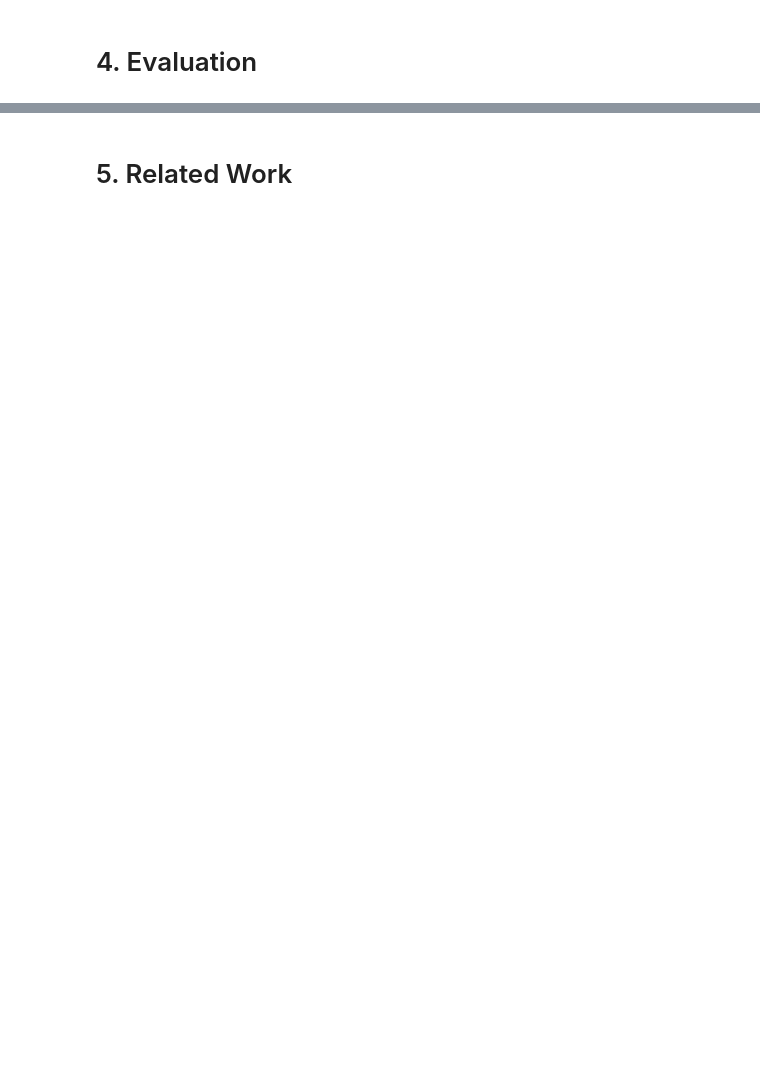
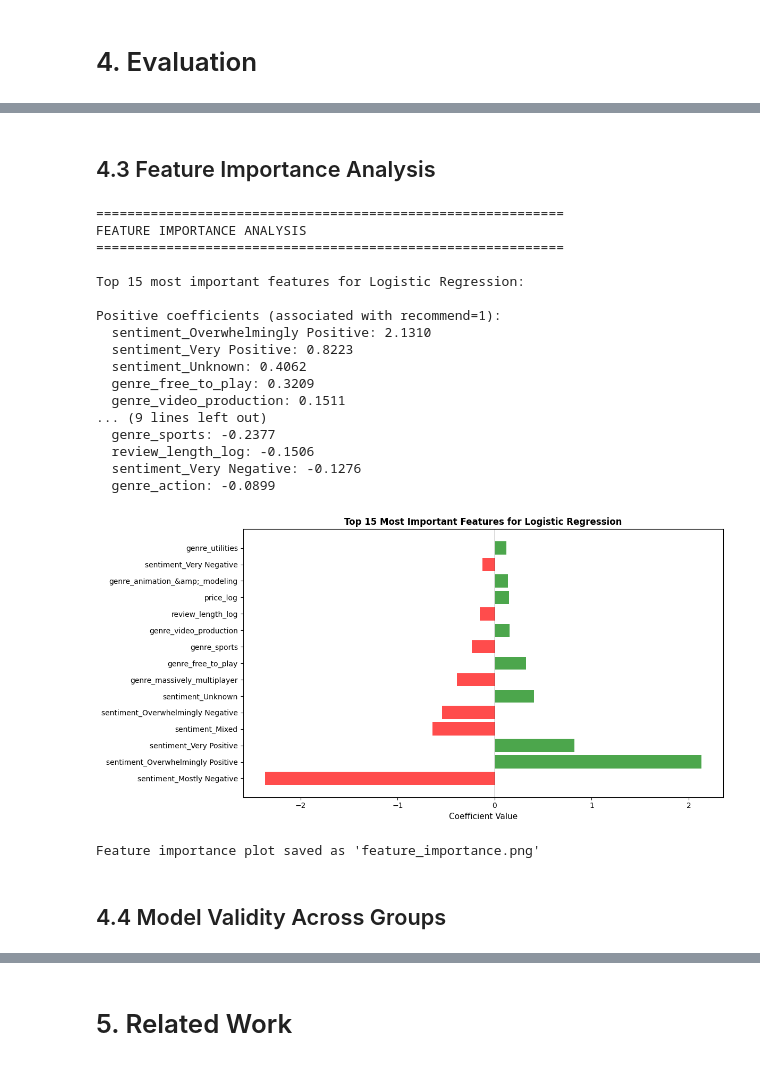
Before and after one commit to ulises0516/CSE158R-Assignment2, a Jupyter notebook: assignment2.ipynb, the cells around one changed output, grey strips where cells are left out. Saved outputs shown, nothing was run; the diff lists cells and outputs as text; code cells hidden in the pictures; blank space fills up the shorter version.

```diff
--- a/assignment2.ipynb
+++ b/assignment2.ipynb
@@ -316,2 +790,17 @@ The code shows :
 # %% [markdown]
 ### 3.3.4 Main Model: Logistic Regression
+# %%
+model_lr = linear_model.LogisticRegression(
+    class_weight='balanced',
+    max_iter=1000,
+    random_state=0
+)
+
+model_lr.fit(X_train, y_train)
+
+# Predict on validation set
+y_pred_lr_val = model_lr.predict(X_val)
+print("\n" + "-"*50)
+print("Model 1: Logistic Regression (Validation)")
+print("-"*50)
+lr_results = evaluate_model(y_val, y_pred_lr_val, "Logistic Regression")
@@ -332,0 +1100,63 @@ The code shows :
+# %% [markdown]
+## 4.3 Feature Importance Analysis
+# %%
+print("\n" + "="*60)
+print("FEATURE IMPORTANCE ANALYSIS")
+print("="*60)
+
+print("\nTop 15 most important features for Logistic Regression:")
+feature_names = X.columns.tolist()
+coefs = model_lr.coef_[0]
+
+# Get feature importance (absolute value of coefficients)
+feature_importance = list(zip(feature_names, coefs))
+feature_importance.sort(key=lambda x: abs(x[1]), reverse=True)
+
+print("\nPositive coefficients (associated with recommend=1):")
+pos_features = [(f, c) for f, c in feature_importance if c > 0][:8]
+for feature, coef in pos_features:
+    print(f"  {feature}: {coef:.4f}")
+
+print("\nNegative coefficients (associated with recommend=0):")
+neg_features = [(f, c) for f, c in feature_importance if c < 0][:8]
+for feature, coef in neg_features:
+    print(f"  {feature}: {coef:.4f}")
+
+# Plot top features
+top_n = 15
+top_features = feature_importance[:top_n]
+features, importance = zip(*top_features)
+
+plt.figure(figsize=(12, 6))
+colors = ['green' if imp > 0 else 'red' for imp in importance]
+plt.barh(range(len(features)), importance, color=colors, alpha=0.7)
+plt.yticks(range(len(features)), features, fontsize=10)
+plt.xlabel('Coefficient Value', fontsize=11)
+plt.title(f'Top {top_n} Most Important Features for Logistic Regression', fontsize=12, fontweight='bold')
+plt.axvline(x=0, color='black', linestyle='-', linewidth=0.5)
+plt.tight_layout()
+plt.savefig('feature_importance.png', dpi=150, bbox_inches='tight')
+plt.show()
+print("\nFeature importance plot saved as 'feature_importance.png'")
+# %% [output]
+============================================================
+FEATURE IMPORTANCE ANALYSIS
+============================================================
+
+Top 15 most important features for Logistic Regression:
+
+Positive coefficients (associated with recommend=1):
+  sentiment_Overwhelmingly Positive: 2.1310
+  sentiment_Very Positive: 0.8223
+  sentiment_Unknown: 0.4062
+  genre_free_to_play: 0.3209
+  genre_video_production: 0.1511
+... (9 lines left out)
+  genre_sports: -0.2377
+  review_length_log: -0.1506
+  sentiment_Very Negative: -0.1276
+  genre_action: -0.0899
+[figure, added]
+Feature importance plot saved as 'feature_importance.png'
+# %% [markdown]
+## 4.4 Model Validity Across Groups
```
Also changed, not shown: parts of 39 cells of this notebook.
